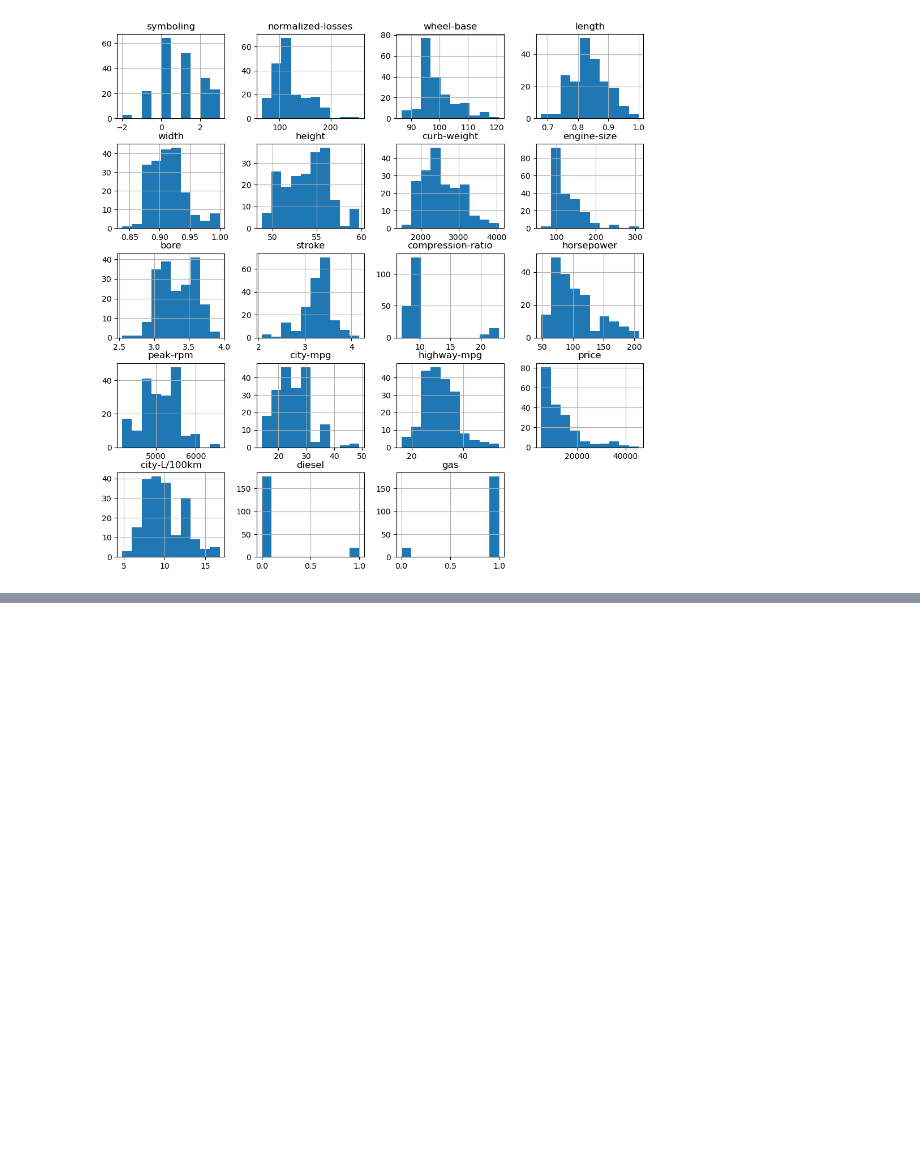
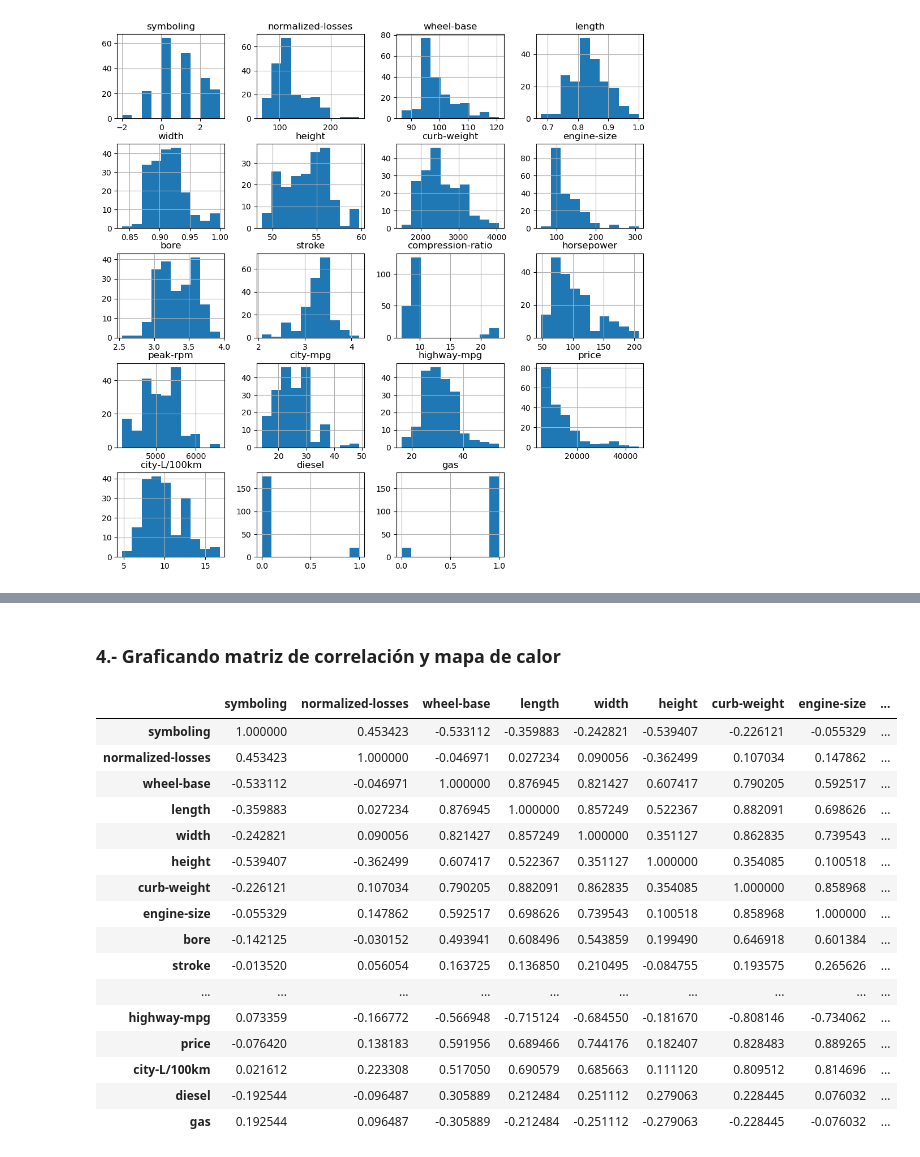
Before and after one commit to jgomezz/cpe_ciencia_datos_python, a Jupyter notebook: mod3_analitica_datos_python/semana_02_analisis_exploratorio_datos.ipynb, the cells around one changed output, grey strips where cells are left out. Cells and saved outputs as stored; diff of their text form; code cells hidden in the pictures; blank space fills up the shorter version.

```diff
--- a/mod3_analitica_datos_python/semana_02_analisis_exploratorio_datos.ipynb
+++ b/mod3_analitica_datos_python/semana_02_analisis_exploratorio_datos.ipynb
@@ -104,0 +124,22 @@ plt.show()
+# %% [markdown]
+### 4.- Graficando matriz de correlación y mapa de calor
+# %%
+df[var_numericas].corr()
+# %% [output]
+|  | symboling | normalized-losses | wheel-base | length | width | height | curb-weight | engine-size | ... |
+| symboling | 1.000000 | 0.453423 | -0.533112 | -0.359883 | -0.242821 | -0.539407 | -0.226121 | -0.055329 | ... |
+| normalized-losses | 0.453423 | 1.000000 | -0.046971 | 0.027234 | 0.090056 | -0.362499 | 0.107034 | 0.147862 | ... |
+| wheel-base | -0.533112 | -0.046971 | 1.000000 | 0.876945 | 0.821427 | 0.607417 | 0.790205 | 0.592517 | ... |
+| length | -0.359883 | 0.027234 | 0.876945 | 1.000000 | 0.857249 | 0.522367 | 0.882091 | 0.698626 | ... |
+| width | -0.242821 | 0.090056 | 0.821427 | 0.857249 | 1.000000 | 0.351127 | 0.862835 | 0.739543 | ... |
+| height | -0.539407 | -0.362499 | 0.607417 | 0.522367 | 0.351127 | 1.000000 | 0.354085 | 0.100518 | ... |
+| curb-weight | -0.226121 | 0.107034 | 0.790205 | 0.882091 | 0.862835 | 0.354085 | 1.000000 | 0.858968 | ... |
+| engine-size | -0.055329 | 0.147862 | 0.592517 | 0.698626 | 0.739543 | 0.100518 | 0.858968 | 1.000000 | ... |
+| bore | -0.142125 | -0.030152 | 0.493941 | 0.608496 | 0.543859 | 0.199490 | 0.646918 | 0.601384 | ... |
+| stroke | -0.013520 | 0.056054 | 0.163725 | 0.136850 | 0.210495 | -0.084755 | 0.193575 | 0.265626 | ... |
+| ... | ... | ... | ... | ... | ... | ... | ... | ... | ... |
+| highway-mpg | 0.073359 | -0.166772 | -0.566948 | -0.715124 | -0.684550 | -0.181670 | -0.808146 | -0.734062 | ... |
+| price | -0.076420 | 0.138183 | 0.591956 | 0.689466 | 0.744176 | 0.182407 | 0.828483 | 0.889265 | ... |
+| city-L/100km | 0.021612 | 0.223308 | 0.517050 | 0.690579 | 0.685663 | 0.111120 | 0.809512 | 0.814696 | ... |
+| diesel | -0.192544 | -0.096487 | 0.305889 | 0.212484 | 0.251112 | 0.279063 | 0.228445 | 0.076032 | ... |
+| gas | 0.192544 | 0.096487 | -0.305889 | -0.212484 | -0.251112 | -0.279063 | -0.228445 | -0.076032 | ... |
```
Also changed, not shown: parts of 5 cells of this notebook.
